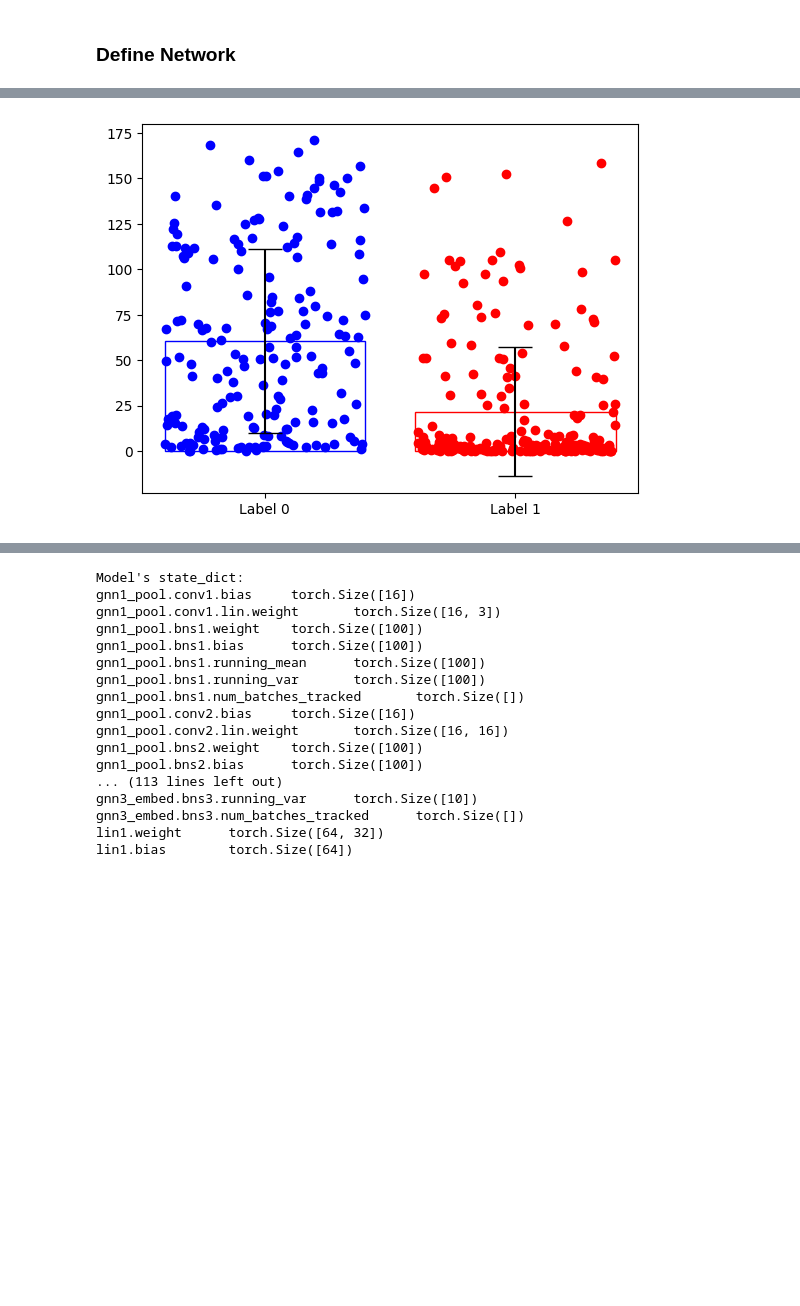
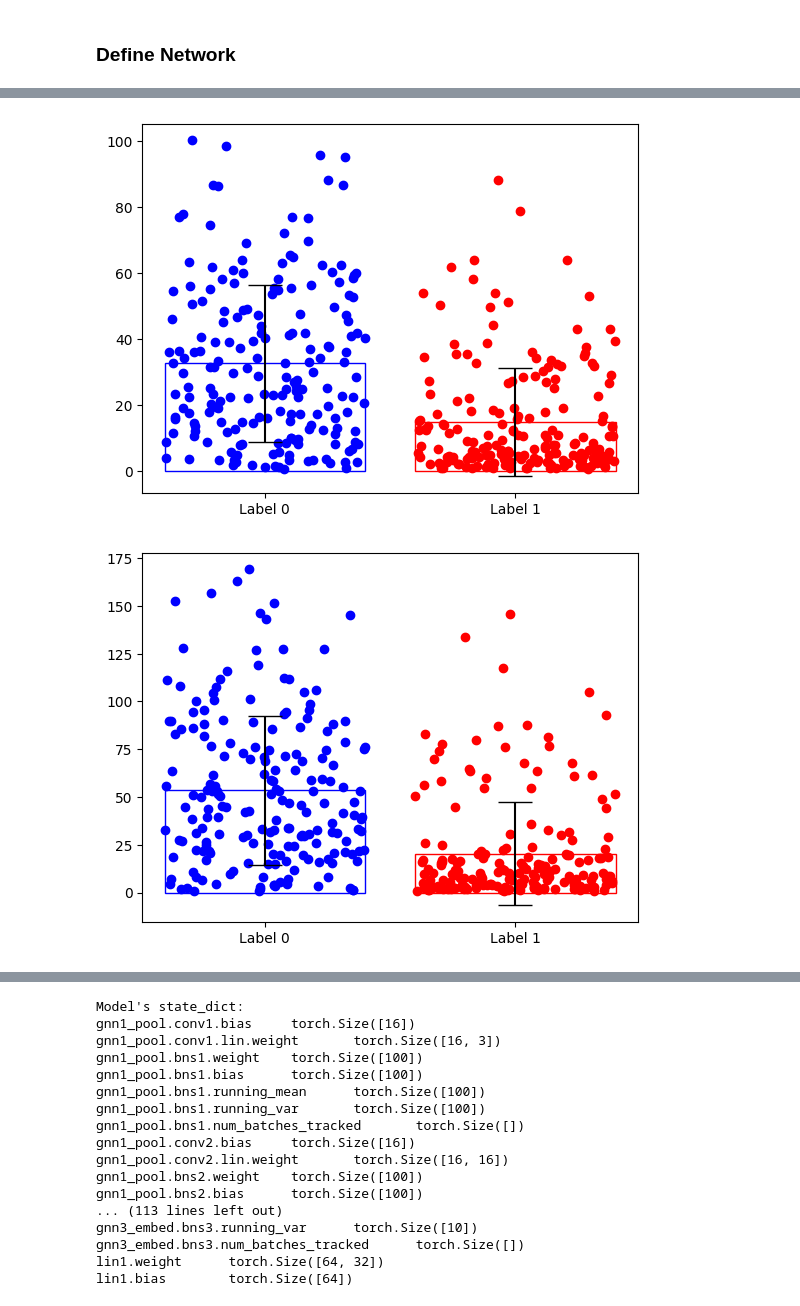
Before and after one commit to TomyjBerg/ADLProtProject, a Jupyter notebook: model_siamese.ipynb, the cells around one changed output, grey strips where cells are left out. Cells and saved outputs as stored; diff of their text form; code cells hidden in the pictures; blank space fills up the shorter version.

```diff
--- a/model_siamese.ipynb
+++ b/model_siamese.ipynb
@@ -17,8 +17,8 @@ import math
 # %%
 #data_dir_1 = 'C:/Users/david/pyproj/pyg/adl/patch_label_1'
 #data_dir_0 = 'C:/Users/david/pyproj/pyg/adl/patch_label_0'
-data_dir_1 = 'C:/Users/thoma/OneDrive - ZHAW/ProteinSurfaces/patch_label_1'
-data_dir_0 = 'C:/Users/thoma/OneDrive - ZHAW/ProteinSurfaces/patch_label_0'
+data_dir_1 = 'C:/Users/thoma/OneDrive - ZHAW/ProteinSurfaces-DESKTOP-AQ00763/patch_label_1'
+data_dir_0 = 'C:/Users/thoma/OneDrive - ZHAW/ProteinSurfaces-DESKTOP-AQ00763/patch_label_0'
 # %%
 from c_PatchDataset import PatchDataset
 dataset = PatchDataset(data_dir_label_0 = data_dir_0,  data_dir_label_1=data_dir_1,  neg_pos_ratio=1)
@@ -228,11 +228,11 @@ class DiffPool(torch.nn.Module):
 # %%
 # An attempt of a contrastive loss function
 #   pairs with label 1 --> should get small euclid dist = small loss
-#   pairs with label 0 --> should get large euclid dist = large loss
+#   pairs with label 0 --> should get large euclid dist = small loss
 
 class ContrastiveLoss(torch.nn.Module):
 
-    def __init__(self, margin=1.0):
+    def __init__(self, margin=1.2):
         super(ContrastiveLoss, self).__init__()
         self.margin = margin
 
@@ -266,7 +266,7 @@ class ContrastiveLoss(torch.nn.Module):
 
         #print(loss)
         #loss = torch.sum(loss) / 2.0
-        loss = torch.sum(loss) / 2.0 / x0.size()[0]
+        loss = loss / 2.0
         #print(loss)
         return loss
 # %%
@@ -274,8 +274,8 @@ device = torch.device('cuda' if torch.cuda.is_available() else 'cpu')
 print(device)
 model = DiffPool(num_nodes = 100).to(device)
 criterion = ContrastiveLoss()
-optimizer = torch.optim.Adam(model.parameters(), lr=0.001)
-num_epochs = 10
+optimizer = torch.optim.Adam(model.parameters(), lr=0.00015)
+num_epochs = 50
 
 def train(epoch):
     batch = 0
@@ -314,7 +314,14 @@ def test(loader):
         output2, _, _ = model(data.x2, data.adj2, batch=None)
 
         test_loss_contrastive = criterion(output1, output2, data.y)
-
+        #diff = output1 -output2
+        #print(diff)
+        #pow = torch.pow(diff, 2)
+        #print(pow)
+        #dist_sq = torch.sum(pow, 1)
+        #print(dist_sq) # sum of squared distance = 0.5 = 9
+        #euclidean_distance = torch.sqrt(dist_sq)
+        #print(dist) # euclidean distance = 0.7 = 3
         euclidean_distance = F.pairwise_distance(output1, output2)
         label = data.y
 
@@ -415,7 +428,11 @@ def compare_euclid_distances(distances_lab0, distances_lab1):
 
     plt.ylabel = 'Euclidean Distance'
     plt.show()
-# %%
-compare_euclid_distances(train_distances_lab0[9], train_distances_lab1[9])
-# %% [output]
-[figure, removed]
+# %%
+compare_euclid_distances(train_distances_lab0[2], train_distances_lab1[2])
+compare_euclid_distances(train_distances_lab0[6], train_distances_lab1[6])
+compare_euclid_distances(train_distances_lab0[13], train_distances_lab1[13])
+compare_euclid_distances(train_distances_lab0[47], train_distances_lab1[47])
+# %% [output]
+[figure, added]
+[figure, added]
```
Also changed, not shown: parts of 4 cells of this notebook.
